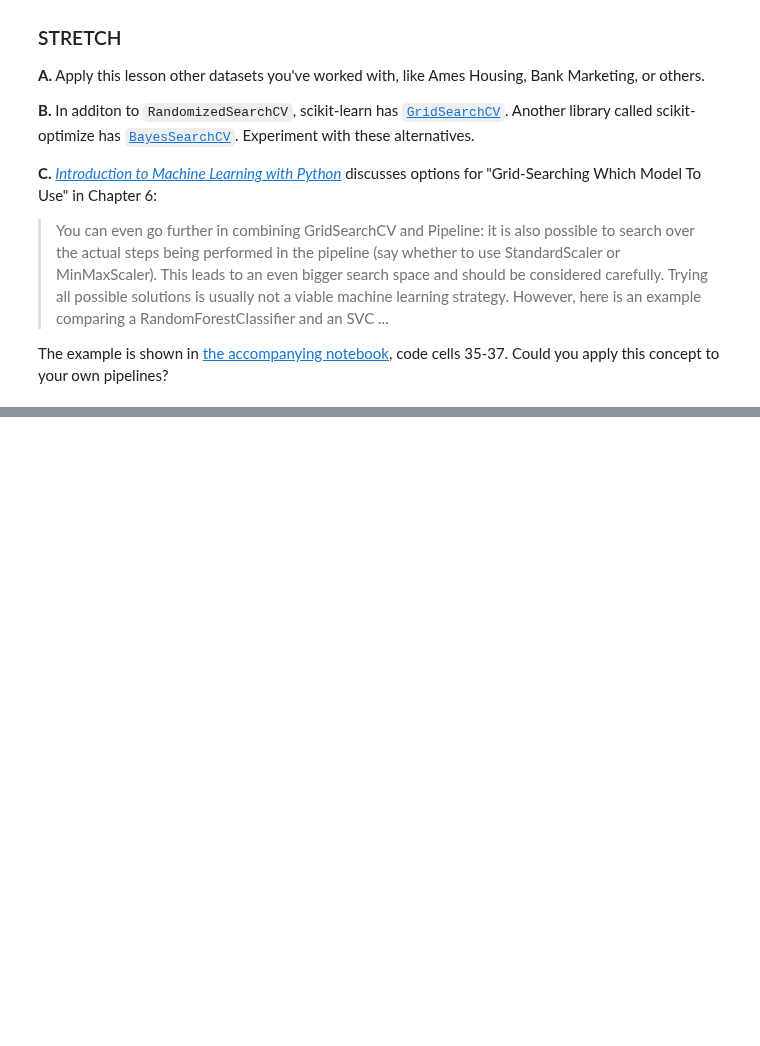
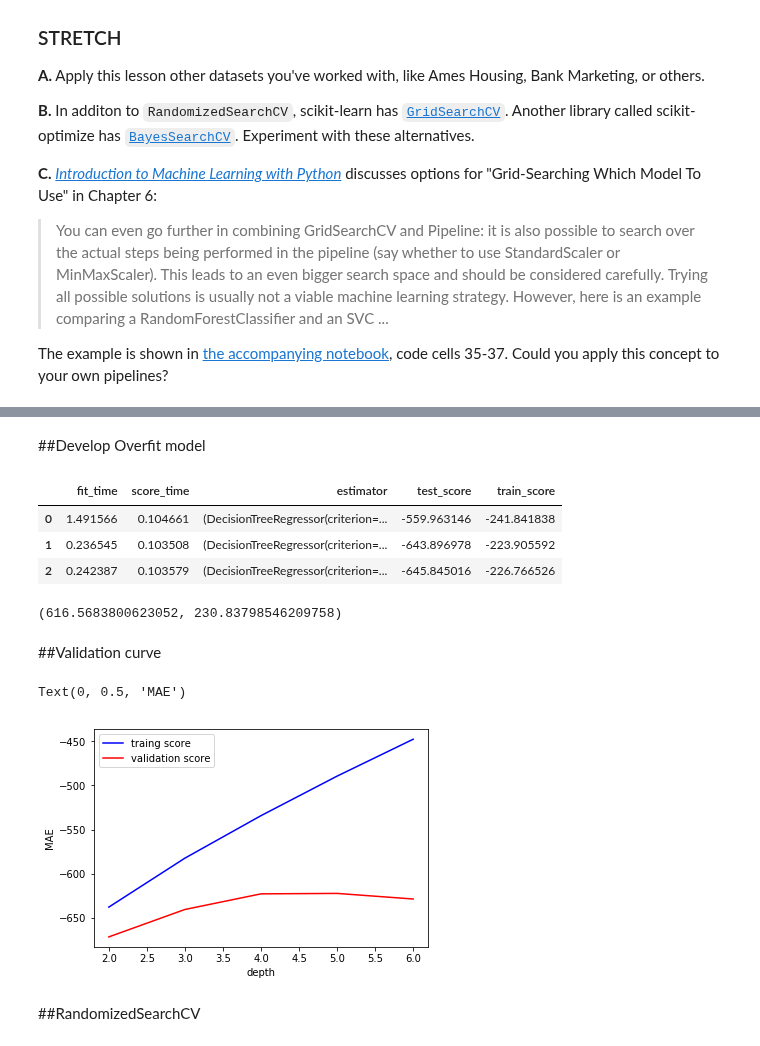
Before and after one commit to LambdaSchool/DS-Unit-2-Sprint-4-Practicing-Understanding, a Jupyter notebook: module1-hyperparameter-optimization/LS_DS_241_Hyperparameter_Optimization.ipynb, the cells around one changed output, grey strips where cells are left out. Cells and saved outputs as stored; diff of their text form; code cells hidden in the pictures; blank space fills up the shorter version.

```diff
--- a/module1-hyperparameter-optimization/LS_DS_241_Hyperparameter_Optimization.ipynb
+++ b/module1-hyperparameter-optimization/LS_DS_241_Hyperparameter_Optimization.ipynb
@@ -567,0 +601,14 @@ The example is shown in [the accompanying notebook](https://github.com/amueller/
+# %%
+# Hyperparametrer optimization and performance estimation: 3-way, train/val/test, or cross-validation w/ indpt test set
+
+# Cross-Validation w/ independent test set
+## "Out of time" test set(last 100 days of the data)
+
+# Everything but the last 100 days
+train = daily[:-100]
+
+# Last 100 days
+test = daily[-100:]
+
+# Shape
+train.shape, test.shape
@@ -567,0 +617,8 @@ The example is shown in [the accompanying notebook](https://github.com/amueller/
+# %%
+X_train = train.drop(columns='Total')
+y_train = train['Total']
+
+X_test = test.drop(columns='Total')
+y_test = test['Total']
+
+X_train.shape, y_train.shape, X_test.shape, X_test.shape
@@ -567,0 +711,51 @@ The example is shown in [the accompanying notebook](https://github.com/amueller/
+# %% [markdown]
+##Develop Overfit model
+# %%
+from sklearn.ensemble import RandomForestRegressor
+
+# n_estimator: how many trees in the forest, max_depth controls the split
+model = RandomForestRegressor(n_estimators=100, max_depth=None, n_jobs=-1)
+
+scores = cross_validate(model, X_train, y_train,
+                       scoring='neg_mean_absolute_error',
+                       cv=3, return_train_score=True,
+                       return_estimator=True)
+
+pd.DataFrame(scores)
+# %% [output]
+|  | fit_time | score_time | estimator | test_score | train_score |
+| 0 | 1.491566 | 0.104661 | (DecisionTreeRegressor(criterion=... | -559.963146 | -241.841838 |
+| 1 | 0.236545 | 0.103508 | (DecisionTreeRegressor(criterion=... | -643.896978 | -223.905592 |
+| 2 | 0.242387 | 0.103579 | (DecisionTreeRegressor(criterion=... | -645.845016 | -226.766526 |
+# %%
+-scores['test_score'].mean(), -scores['train_score'].mean()
+# %% [output]
+(616.5683800623052, 230.83798546209758)
+# %% [markdown]
+##Validation curve
+# %%
+import numpy as np
+import matplotlib.pyplot as plt
+from sklearn.model_selection import validation_curve
+
+model = RandomForestRegressor(n_estimators=100)
+
+depth = [2,3,4,5,6]
+train_score, val_score = validation_curve(
+    model, X_train, y_train, param_name='max_depth', # Param-name-What are we tuning
+    param_range=depth, scoring='neg_mean_absolute_error', # Param range-How much should we tune,range.
+    cv=3
+)
+
+plt.plot(depth, np.median(train_score, axis=1), color='blue', label='traing score')
+plt.plot(depth, np.median(val_score, axis=1), color='red', label='validation score')
+plt.legend(loc='best')
+plt.xlabel('depth')
+plt.ylabel('MAE')
+
+#From the curve we can see a depth of 4 to 6 yields similar MAE
+# %% [output]
+Text(0, 0.5, 'MAE')
+[figure, added]
+# %% [markdown]
+##RandomizedSearchCV
```
Also changed, not shown: parts of 40 cells of this notebook.
